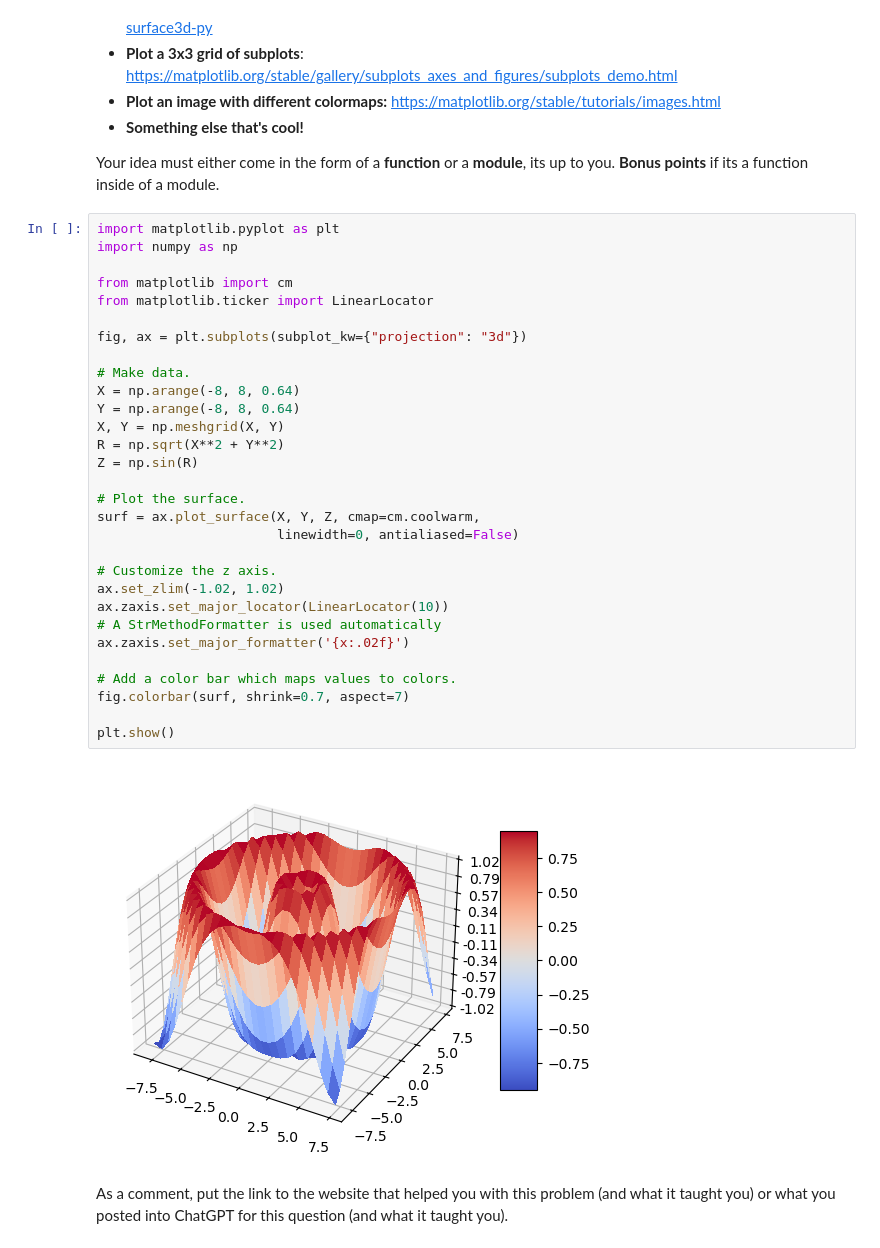
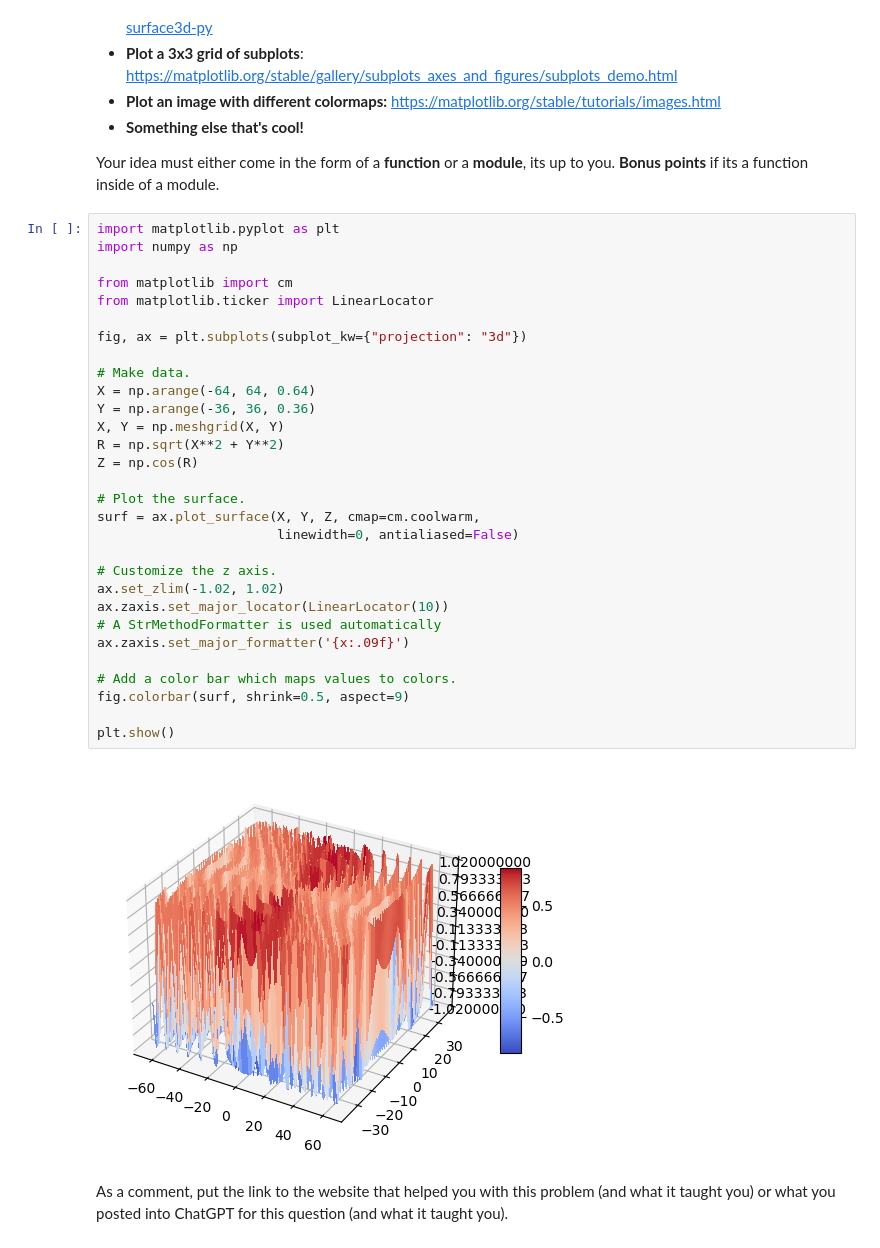
Before and after one commit to sophiebucker/ulab_soph, a Jupyter notebook: homework9/hw9.ipynb, the cells around one changed output. Drawn from its saved outputs; the diff is of its cells as text.

```diff
--- a/homework9/hw9.ipynb
+++ b/homework9/hw9.ipynb
@@ -194,35 +206,35 @@ Your idea must either come in the form of a **function** or a **module**, its up
 # %%
 import matplotlib.pyplot as plt
 import numpy as np
 
 from matplotlib import cm
 from matplotlib.ticker import LinearLocator
 
 fig, ax = plt.subplots(subplot_kw={"projection": "3d"})
 
 # Make data.
-X = np.arange(-8, 8, 0.64)
-Y = np.arange(-8, 8, 0.64)
+X = np.arange(-64, 64, 0.64)
+Y = np.arange(-36, 36, 0.36)
 X, Y = np.meshgrid(X, Y)
 R = np.sqrt(X**2 + Y**2)
-Z = np.sin(R)
+Z = np.cos(R)
 
 # Plot the surface.
 surf = ax.plot_surface(X, Y, Z, cmap=cm.coolwarm,
                        linewidth=0, antialiased=False)
 
 # Customize the z axis.
 ax.set_zlim(-1.02, 1.02)
 ax.zaxis.set_major_locator(LinearLocator(10))
 # A StrMethodFormatter is used automatically
-ax.zaxis.set_major_formatter('{x:.02f}')
+ax.zaxis.set_major_formatter('{x:.09f}')
 
 # Add a color bar which maps values to colors.
-fig.colorbar(surf, shrink=0.7, aspect=7)
+fig.colorbar(surf, shrink=0.5, aspect=9)
 
 plt.show()
 # %% [output]
-[figure, old version]
+[figure, new version]
 # %% [markdown]
 As a comment, put the link to the website that helped you with this problem (and what it taught you) or what you posted into ChatGPT for this question (and what it taught you).
 # %%
```
Also changed, not shown: parts of 8 cells of this notebook, 3 other files.
